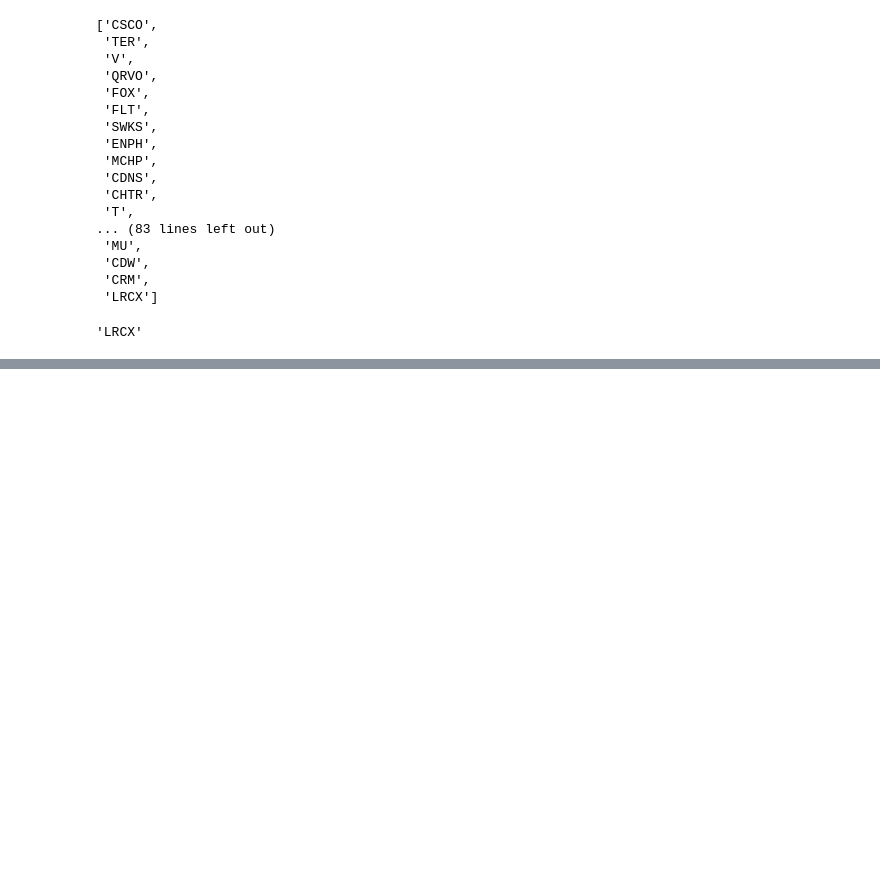
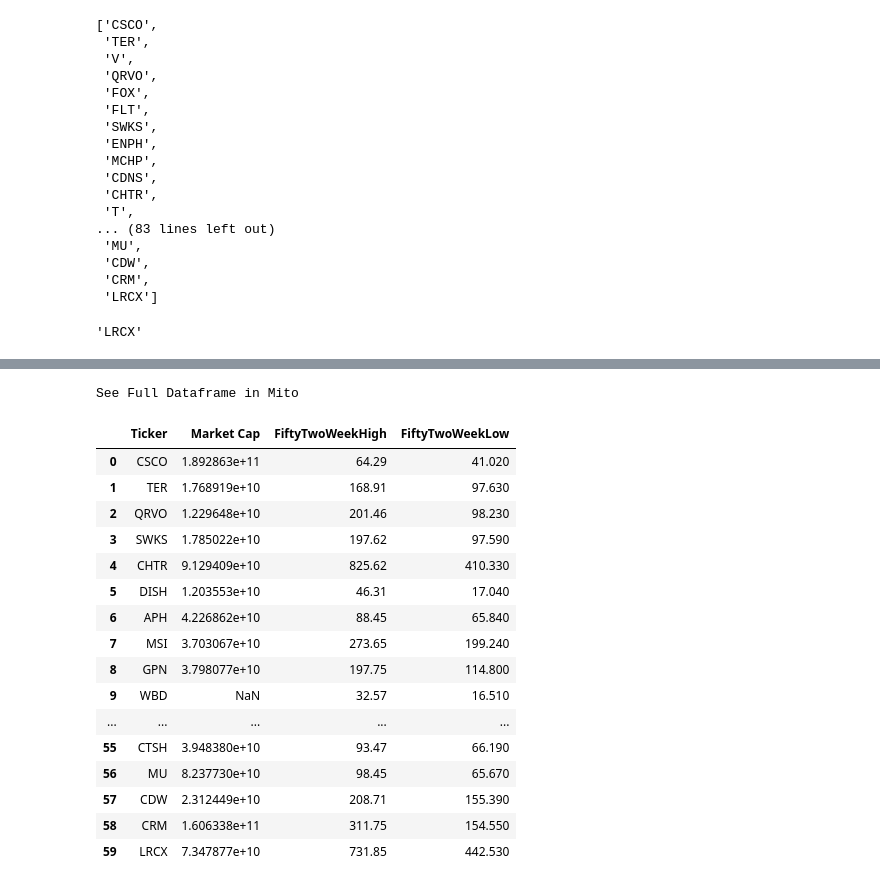
Before and after one commit to bme3412/Python, a Jupyter notebook: Projects/yahoofinance/Contrarian.ipynb, the cells around one changed output, grey strips where cells are left out. Saved outputs shown, nothing was run; the diff lists cells and outputs as text; code cells hidden in the pictures; blank space fills up the shorter version.

```diff
--- a/Projects/yahoofinance/Contrarian.ipynb
+++ b/Projects/yahoofinance/Contrarian.ipynb
@@ -159,0 +189,22 @@ See Full Dataframe in Mito
+# %%
+data_merge.columns = ['Ticker', 'Market Cap', 'FiftyTwoWeekHigh', 'FiftyTwoWeekLow']
+data_merge
+# %% [output]
+See Full Dataframe in Mito
+|  | Ticker | Market Cap | FiftyTwoWeekHigh | FiftyTwoWeekLow |
+| 0 | CSCO | 1.892863e+11 | 64.29 | 41.020 |
+| 1 | TER | 1.768919e+10 | 168.91 | 97.630 |
+| 2 | QRVO | 1.229648e+10 | 201.46 | 98.230 |
+| 3 | SWKS | 1.785022e+10 | 197.62 | 97.590 |
+| 4 | CHTR | 9.129409e+10 | 825.62 | 410.330 |
+| 5 | DISH | 1.203553e+10 | 46.31 | 17.040 |
+| 6 | APH | 4.226862e+10 | 88.45 | 65.840 |
+| 7 | MSI | 3.703067e+10 | 273.65 | 199.240 |
+| 8 | GPN | 3.798077e+10 | 197.75 | 114.800 |
+| 9 | WBD | NaN | 32.57 | 16.510 |
+| ... | ... | ... | ... | ... |
+| 55 | CTSH | 3.948380e+10 | 93.47 | 66.190 |
+| 56 | MU | 8.237730e+10 | 98.45 | 65.670 |
+| 57 | CDW | 2.312449e+10 | 208.71 | 155.390 |
+| 58 | CRM | 1.606338e+11 | 311.75 | 154.550 |
+| 59 | LRCX | 7.347877e+10 | 731.85 | 442.530 |
```
Also changed, not shown: parts of 28 cells of this notebook.
